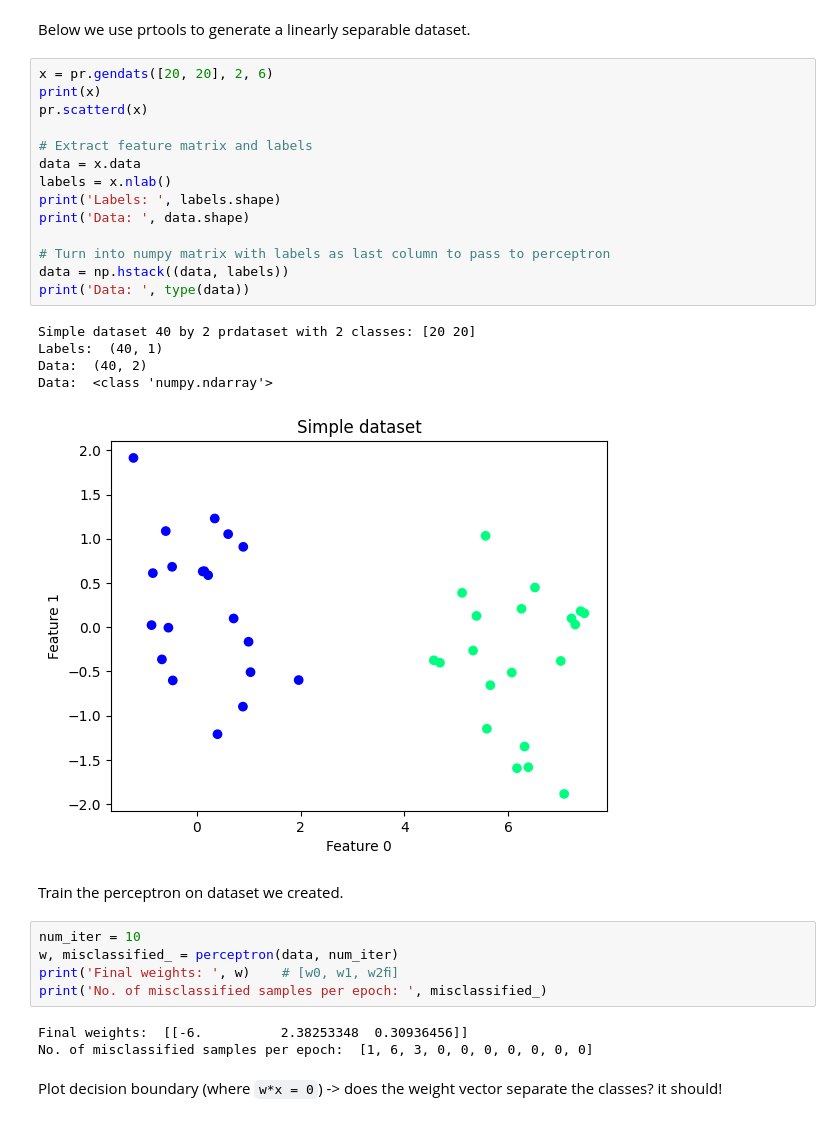
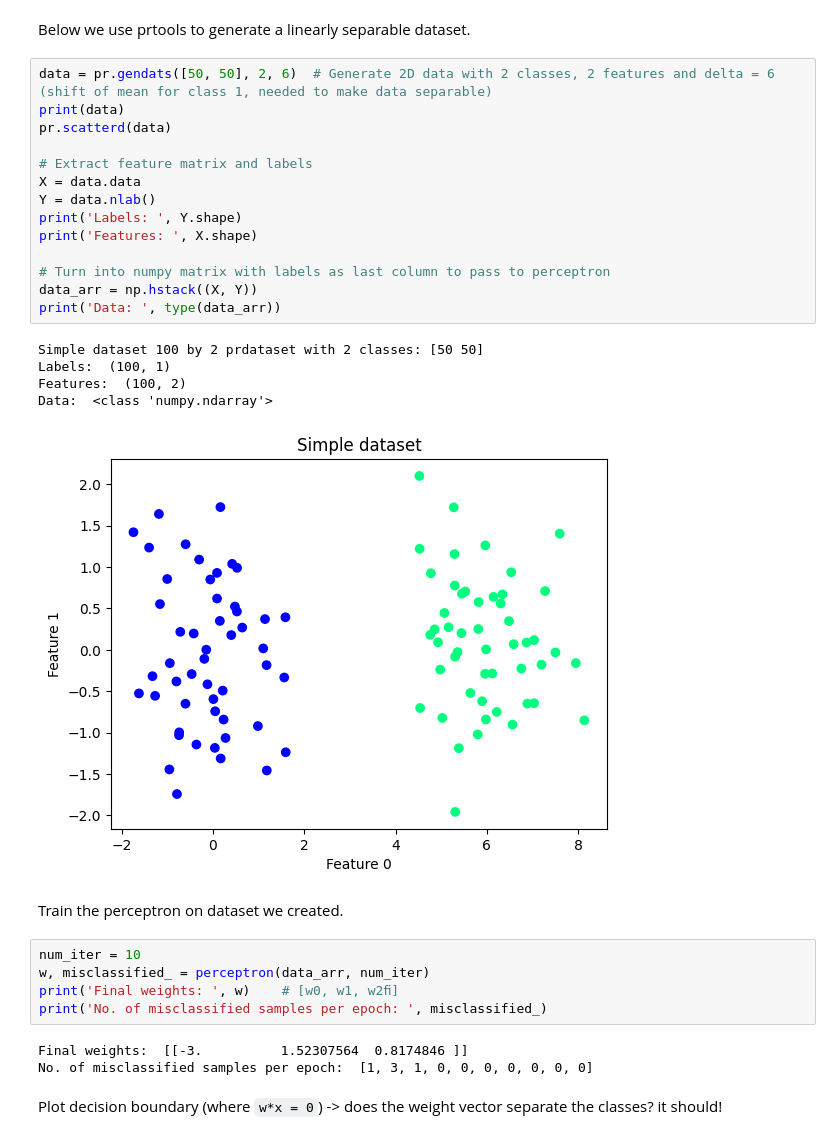
Before and after one commit to nadinekuo/MachineLearning1-Labs, a Jupyter notebook: 2-Linear-Classifiers/linear-classifiers.ipynb, the cells around one changed output. Cells and saved outputs as stored; diff of their text form.

```diff
--- a/2-Linear-Classifiers/linear-classifiers.ipynb
+++ b/2-Linear-Classifiers/linear-classifiers.ipynb
@@ -112,35 +112,35 @@ def perceptron(data, num_iter):
 # %% [markdown]
 Below we use prtools to generate a linearly separable dataset.
 # %%
-x = pr.gendats([20, 20], 2, 6)
-print(x)
-pr.scatterd(x)
+data = pr.gendats([50, 50], 2, 6)  # Generate 2D data with 2 classes, 2 features and delta = 6 (shift of mean for class 1, needed to make data separable)
+print(data)
+pr.scatterd(data)
 
 # Extract feature matrix and labels
-data = x.data
-labels = x.nlab()
-print('Labels: ', labels.shape)
-print('Data: ', data.shape)
+X = data.data
+Y = data.nlab()
+print('Labels: ', Y.shape)
+print('Features: ', X.shape)
 
 # Turn into numpy matrix with labels as last column to pass to perceptron
-data = np.hstack((data, labels))
-print('Data: ', type(data))
+data_arr = np.hstack((X, Y))
+print('Data: ', type(data_arr))
 # %% [output]
-Simple dataset 40 by 2 prdataset with 2 classes: [20 20]
-Labels:  (40, 1)
-Data:  (40, 2)
+Simple dataset 100 by 2 prdataset with 2 classes: [50 50]
+Labels:  (100, 1)
+Features:  (100, 2)
 Data:  <class 'numpy.ndarray'>
-[figure, old version]
+[figure, new version]
 # %% [markdown]
 Train the perceptron on dataset we created.
 # %%
 num_iter = 10
-w, misclassified_ = perceptron(data, num_iter)
+w, misclassified_ = perceptron(data_arr, num_iter)
 print('Final weights: ', w)    # [w0, w1, w2ﬁ]
 print('No. of misclassified samples per epoch: ', misclassified_)
 # %% [output]
-Final weights:  [[-6.          2.38253348  0.30936456]]
-No. of misclassified samples per epoch:  [1, 6, 3, 0, 0, 0, 0, 0, 0, 0]
+Final weights:  [[-3.          1.52307564  0.8174846 ]]
+No. of misclassified samples per epoch:  [1, 3, 1, 0, 0, 0, 0, 0, 0, 0]
 # %% [markdown]
 Plot decision boundary (where `w*x = 0`) -> does the weight vector separate the classes? it should!
 # %%
```
Also changed, not shown: parts of 5 cells of this notebook.
